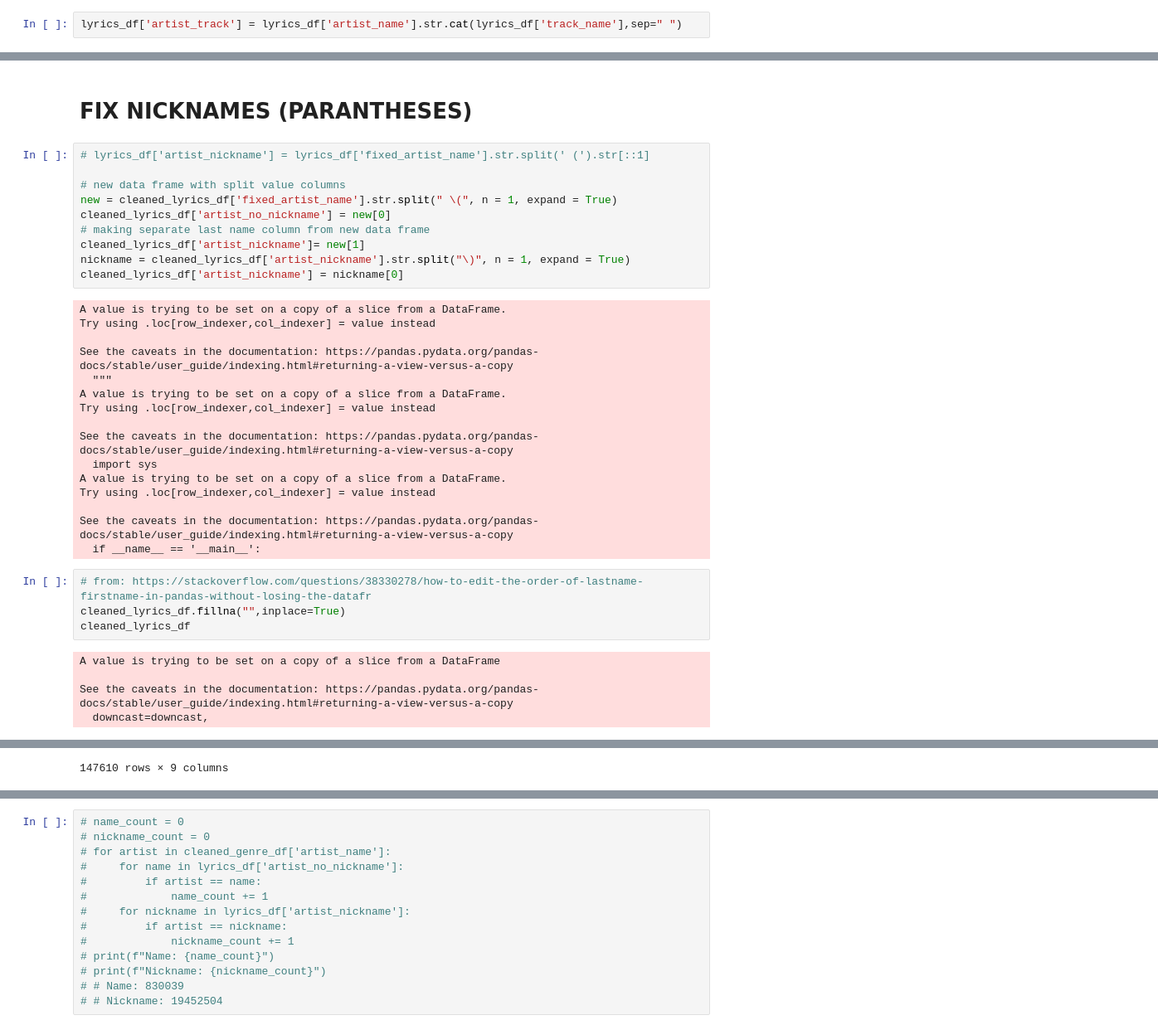
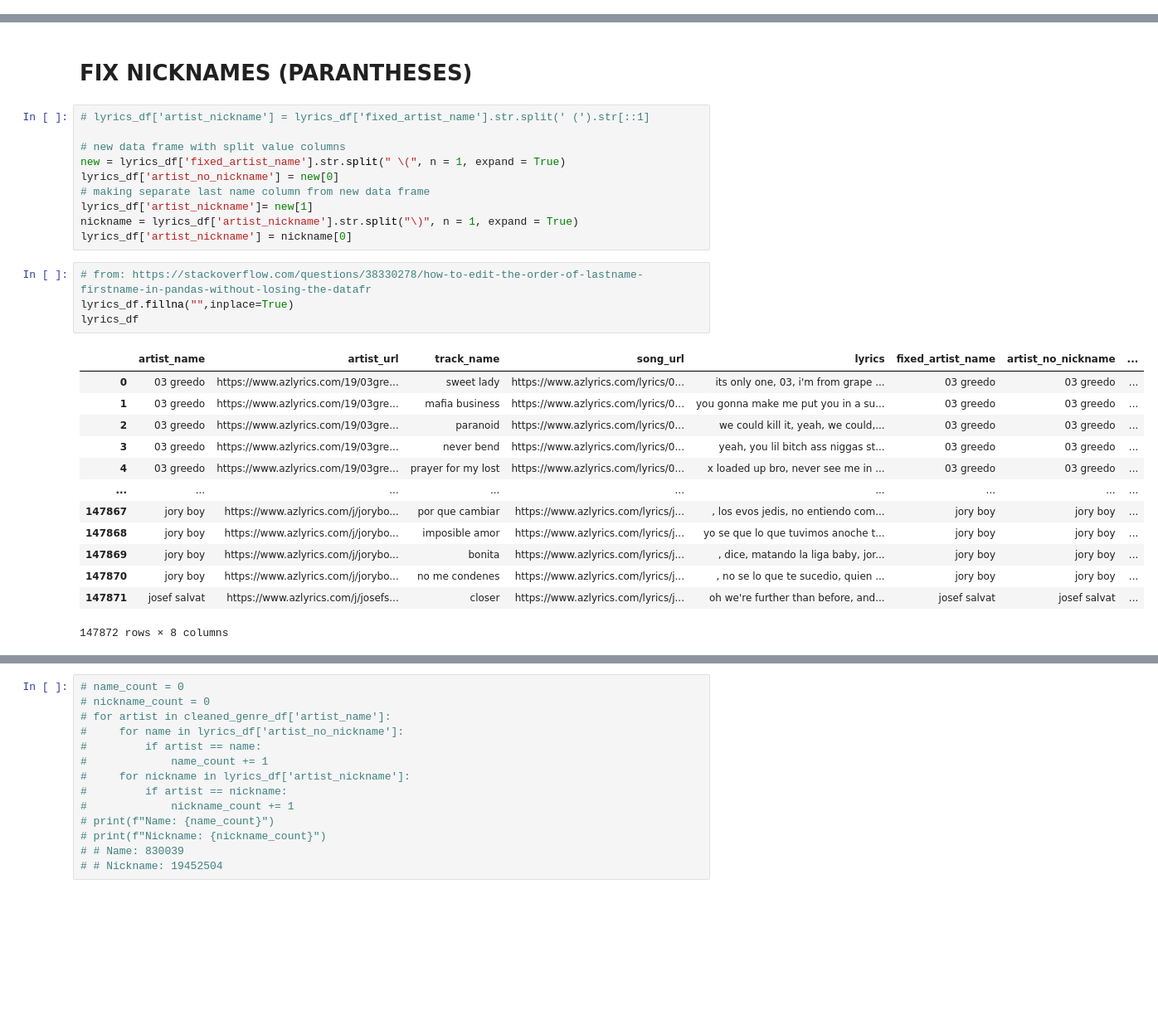
Before and after one commit to etarakci/music-genre-prediction, a Jupyter notebook: merge_data_new.ipynb, the cells around one changed output, grey strips where cells are left out. Shown at 83% size. Drawn from its saved outputs; the diff is of its cells as text; blank space fills up the shorter version.

```diff
--- a/merge_data_new.ipynb
+++ b/merge_data_new.ipynb
@@ -44,5 +27,3 @@ lyrics_df.head()
 | 2 | 03 greedo | https://www.azlyrics.com/19/03gre... | paranoid | https://www.azlyrics.com/lyrics/0... | we could kill it, yeah, we could,... |
 | 3 | 03 greedo | https://www.azlyrics.com/19/03gre... | never bend | https://www.azlyrics.com/lyrics/0... | yeah, you lil bitch ass niggas st... |
 | 4 | 03 greedo | https://www.azlyrics.com/19/03gre... | prayer for my lost | https://www.azlyrics.com/lyrics/0... | x loaded up bro, never see me in ... |
-# %%
-lyrics_df['artist_track'] = lyrics_df['artist_name'].str.cat(lyrics_df['track_name'],sep=" ")
@@ -265,34 +205,27 @@ KeyError: True
 # lyrics_df['artist_nickname'] = lyrics_df['fixed_artist_name'].str.split(' (').str[::1]
 
 # new data frame with split value columns
-new = cleaned_lyrics_df['fixed_artist_name'].str.split(" \(", n = 1, expand = True)
-cleaned_lyrics_df['artist_no_nickname'] = new[0]
+new = lyrics_df['fixed_artist_name'].str.split(" \(", n = 1, expand = True)
+lyrics_df['artist_no_nickname'] = new[0]
 # making separate last name column from new data frame
-cleaned_lyrics_df['artist_nickname']= new[1]
-nickname = cleaned_lyrics_df['artist_nickname'].str.split("\)", n = 1, expand = True)
-cleaned_lyrics_df['artist_nickname'] = nickname[0]
+lyrics_df['artist_nickname']= new[1]
+nickname = lyrics_df['artist_nickname'].str.split("\)", n = 1, expand = True)
+lyrics_df['artist_nickname'] = nickname[0]
-# %% [output]
-A value is trying to be set on a copy of a slice from a DataFrame.
-Try using .loc[row_indexer,col_indexer] = value instead
-
-See the caveats in the documentation: https://pandas.pydata.org/pandas-docs/stable/user_guide/indexing.html#returning-a-view-versus-a-copy
-  """
-A value is trying to be set on a copy of a slice from a DataFrame.
-Try using .loc[row_indexer,col_indexer] = value instead
-
-See the caveats in the documentation: https://pandas.pydata.org/pandas-docs/stable/user_guide/indexing.html#returning-a-view-versus-a-copy
-  import sys
-A value is trying to be set on a copy of a slice from a DataFrame.
-Try using .loc[row_indexer,col_indexer] = value instead
-
-See the caveats in the documentation: https://pandas.pydata.org/pandas-docs/stable/user_guide/indexing.html#returning-a-view-versus-a-copy
-  if __name__ == '__main__':
 # %%
 # from: https://stackoverflow.com/questions/38330278/how-to-edit-the-order-of-lastname-firstname-in-pandas-without-losing-the-datafr
-cleaned_lyrics_df.fillna("",inplace=True)
-cleaned_lyrics_df
+lyrics_df.fillna("",inplace=True)
+lyrics_df
 # %% [output]
+|  | artist_name | artist_url | track_name | song_url | lyrics | fixed_artist_name | artist_no_nickname | ... |
+| 0 | 03 greedo | https://www.azlyrics.com/19/03gre... | sweet lady | https://www.azlyrics.com/lyrics/0... | its only one, 03, i'm from grape ... | 03 greedo | 03 greedo | ... |
+| 1 | 03 greedo | https://www.azlyrics.com/19/03gre... | mafia business | https://www.azlyrics.com/lyrics/0... | you gonna make me put you in a su... | 03 greedo | 03 greedo | ... |
+| 2 | 03 greedo | https://www.azlyrics.com/19/03gre... | paranoid | https://www.azlyrics.com/lyrics/0... | we could kill it, yeah, we could,... | 03 greedo | 03 greedo | ... |
+| 3 | 03 greedo | https://www.azlyrics.com/19/03gre... | never bend | https://www.azlyrics.com/lyrics/0... | yeah, you lil bitch ass niggas st... | 03 greedo | 03 greedo | ... |
+| 4 | 03 greedo | https://www.azlyrics.com/19/03gre... | prayer for my lost | https://www.azlyrics.com/lyrics/0... | x loaded up bro, never see me in ... | 03 greedo | 03 greedo | ... |
+| ... | ... | ... | ... | ... | ... | ... | ... | ... |
+| 147867 | jory boy | https://www.azlyrics.com/j/jorybo... | por que cambiar | https://www.azlyrics.com/lyrics/j... | , los evos jedis, no entiendo com... | jory boy | jory boy | ... |
+| 147868 | jory boy | https://www.azlyrics.com/j/jorybo... | imposible amor | https://www.azlyrics.com/lyrics/j... | yo se que lo que tuvimos anoche t... | jory boy | jory boy | ... |
+| 147869 | jory boy | https://www.azlyrics.com/j/jorybo... | bonita | https://www.azlyrics.com/lyrics/j... | , dice, matando la liga baby, jor... | jory boy | jory boy | ... |
+| 147870 | jory boy | https://www.azlyrics.com/j/jorybo... | no me condenes | https://www.azlyrics.com/lyrics/j... | , no se lo que te sucedio, quien ... | jory boy | jory boy | ... |
+| 147871 | josef salvat | https://www.azlyrics.com/j/josefs... | closer | https://www.azlyrics.com/lyrics/j... | oh we're further than before, and... | josef salvat | josef salvat | ... |
-A value is trying to be set on a copy of a slice from a DataFrame
-
-See the caveats in the documentation: https://pandas.pydata.org/pandas-docs/stable/user_guide/indexing.html#returning-a-view-versus-a-copy
-  downcast=downcast,
+147872 rows × 8 columns
@@ -311,2 +232 @@ See the caveats in the documentation: https://pandas.pydata.org/pandas-docs/stab
-147610 rows × 9 columns
 # %%
```
Also changed, not shown: parts of 39 cells of this notebook, 1 other file.
